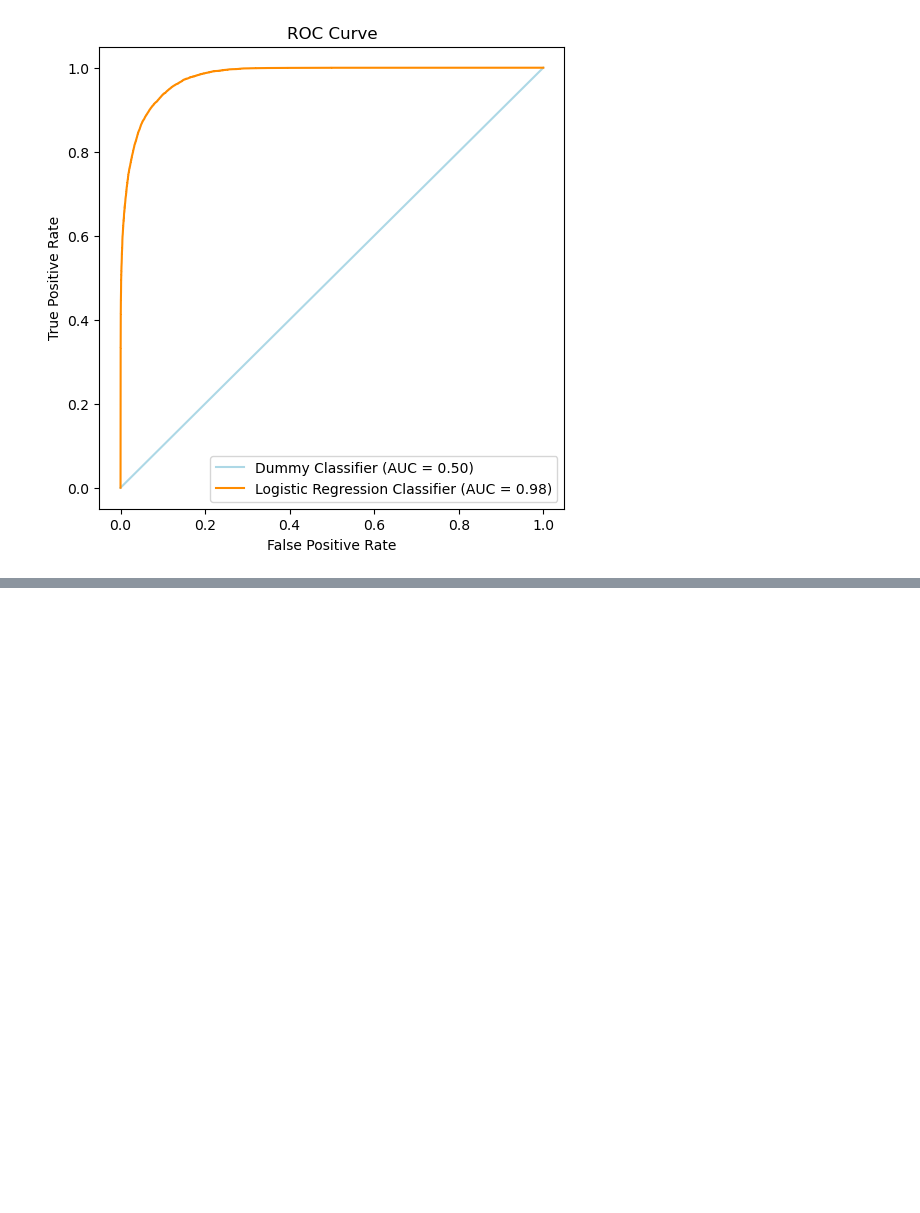
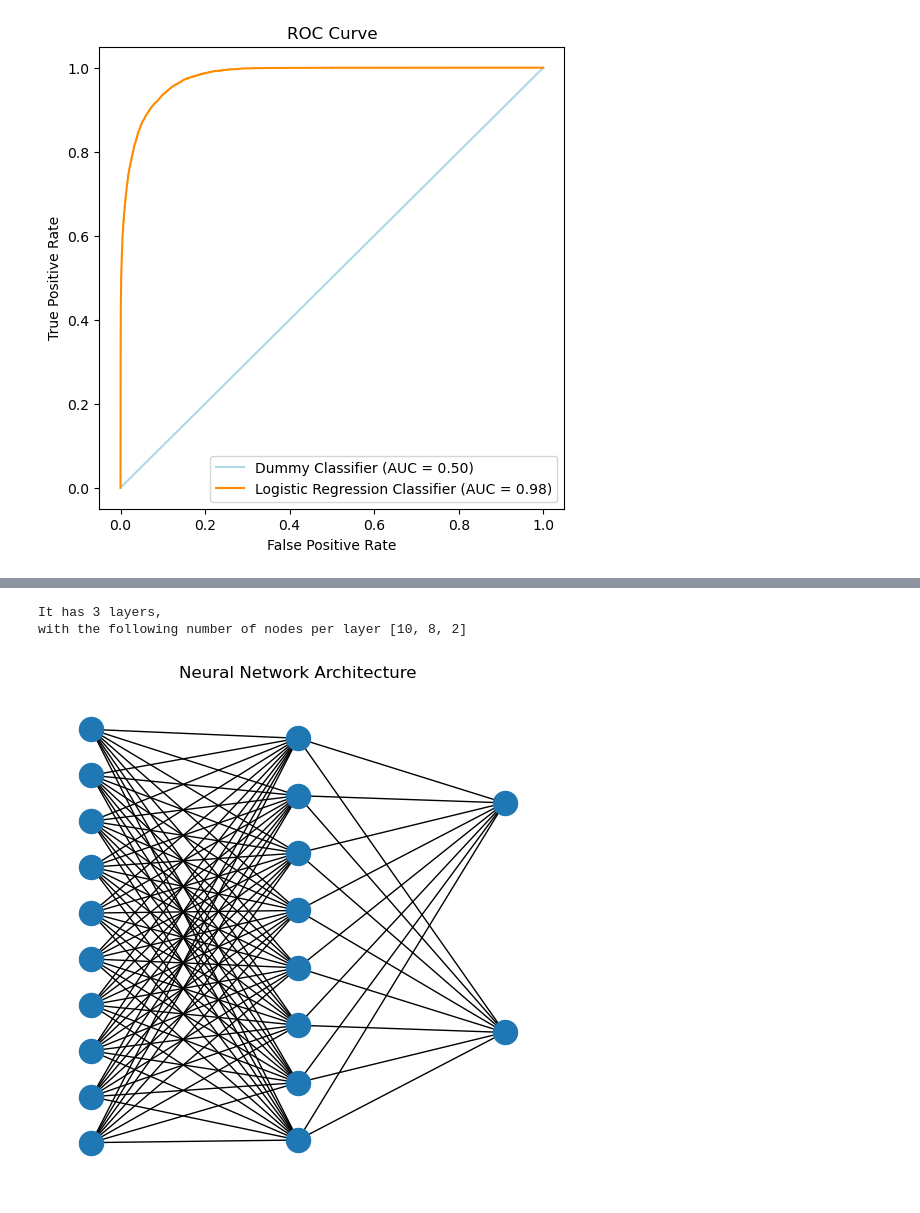
Before and after one commit to msancor/FDS-Final-Project, a Jupyter notebook: main.ipynb, the cells around one changed output, grey strips where cells are left out. Drawn from its saved outputs; the diff is of its cells as text; code cells hidden in the pictures; blank space fills up the shorter version.

```diff
--- a/main.ipynb
+++ b/main.ipynb
@@ -932,0 +672,15 @@ importlib.reload(aux)
+# %%
+#Here we build a neural network diagram with a single hidden layer with 8 neurons and an output layer with 2 neurons
+#Here we initialize the neural network
+net = Network(sizes=[10, 8, 2])
+
+#Here we plot the neural network architecture
+plt.figure(figsize=(5, 5))
+net.graph()
+plt.title('Neural Network Architecture')
+#plt.savefig('images/neural_network_architecture.png', dpi=300, bbox_inches='tight')
+plt.show()
+# %% [output]
+It has 3 layers,
+with the following number of nodes per layer [10, 8, 2]
+[figure, added]
```
Also changed, not shown: parts of 47 cells of this notebook, 3 other files.
